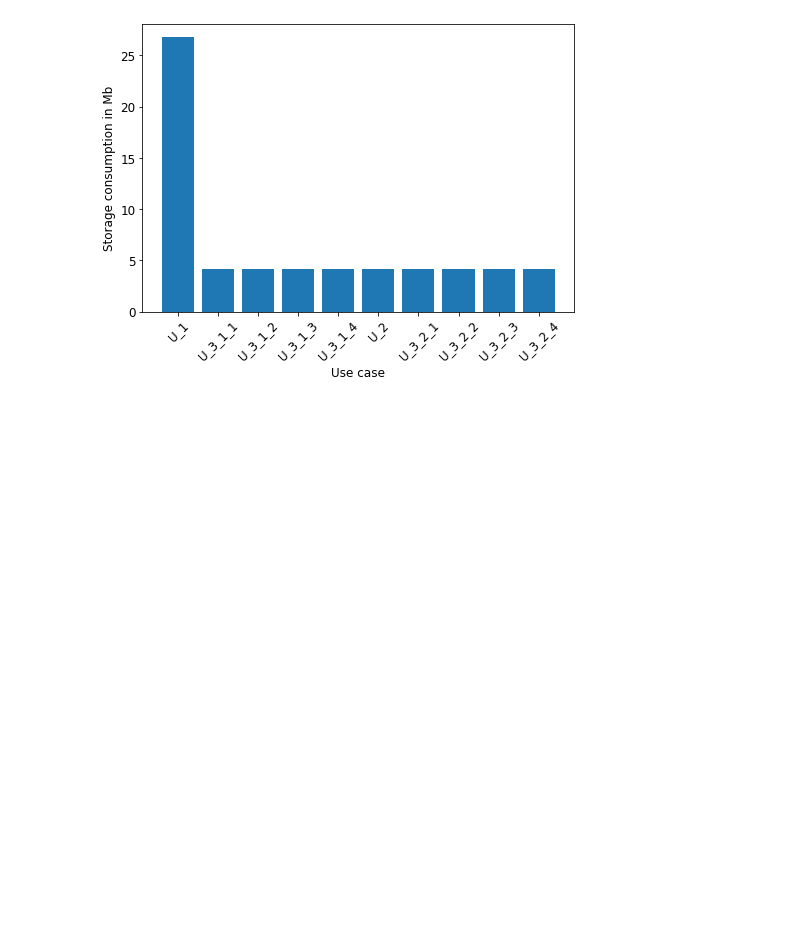
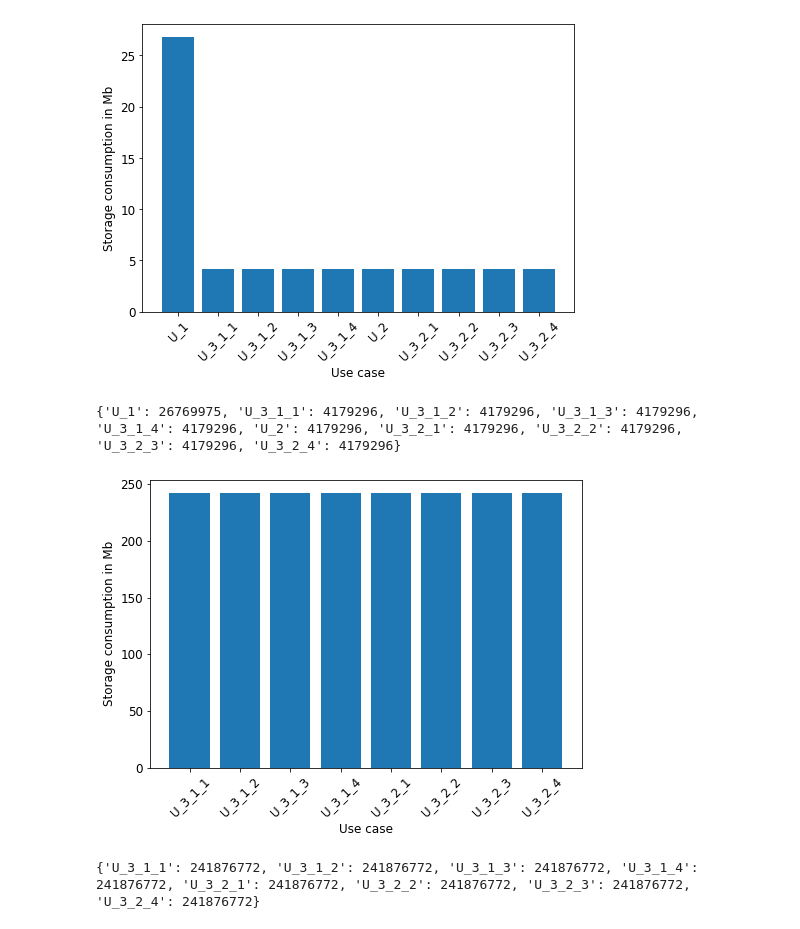
Before and after one commit to slin96/master-thesis, a Jupyter notebook: experiments/plots/storage_consumption_b_vs_u.ipynb, the cells around one changed output. Cells and saved outputs as stored; diff of their text form; code cells hidden in the pictures; blank space fills up the shorter version.

Commit message:
first plot for prov appraoch

```diff
--- a/experiments/plots/storage_consumption_b_vs_u.ipynb
+++ b/experiments/plots/storage_consumption_b_vs_u.ipynb
@@ -91,6 +102,37 @@ plot_single_storage_consumption(c)
 # %%
-c = filter_meta(storage_meta, model=GOOGLENET, approach='param_update_improved', snapshot_type='fine-tuned', snapshot_dist='food',
+c = filter_meta(storage_meta, model=GOOGLENET, approach='param_update_improved', snapshot_type='fine-tuned',
+                snapshot_dist='food',
                 run='0')
 plot_single_storage_consumption(c)
 # %% [output]
 [figure]
+{'U_1': 26769975, 'U_3_1_1': 4179296, 'U_3_1_2': 4179296, 'U_3_1_3': 4179296, 'U_3_1_4': 4179296, 'U_2': 4179296, 'U_3_2_1': 4179296, 'U_3_2_2': 4179296, 'U_3_2_3': 4179296, 'U_3_2_4': 4179296}
+# %%
+ROOT_LOG_DIR = '/Users/nils/Downloads/log-dir-with-first-try-prov/'
+all_files = all_files_in_dir(ROOT_LOG_DIR)
+
+server_files = [f for f in all_files if 'server' in f]
+# %%
+server_files_and_meta = [(extract_file_meta(f), f) for f in server_files]
+# %%
+server_files_and_meta = [({**f[0], **{'u_ids': use_case_ids(f[1])}}, f[1]) for f in server_files_and_meta]
+# %%
+storage_meta = []
+for f in server_files_and_meta:
+    use_case_id_dict = f[0]['u_ids']
+    consumptions = {}
+    total_consumptions = {}
+    for use_case in use_case_id_dict.keys():
+        s_info = storage_info(f[1], use_case_id_dict[use_case])
+        consumptions[use_case] = s_info
+        total_consumptions[use_case] = total_storage_consumption(s_info)
+
+    f[0].update({'consumptions': consumptions, TOTAL_CONSUMPTIONS: total_consumptions})
+    storage_meta.append(f[0])
+# %%
+c = filter_meta(storage_meta, model=RESNET_152, approach='param_update_improved', snapshot_type='version', snapshot_dist='food',
+                run='0')
+plot_single_storage_consumption(c, ignore_use_cases=[U_2, U_1])
+# %% [output]
+[figure, added]
+{'U_3_1_1': 241876772, 'U_3_1_2': 241876772, 'U_3_1_3': 241876772, 'U_3_1_4': 241876772, 'U_3_2_1': 241876772, 'U_3_2_2': 241876772, 'U_3_2_3': 241876772, 'U_3_2_4': 241876772}
```
Also changed, not shown: parts of 8 cells of this notebook.
